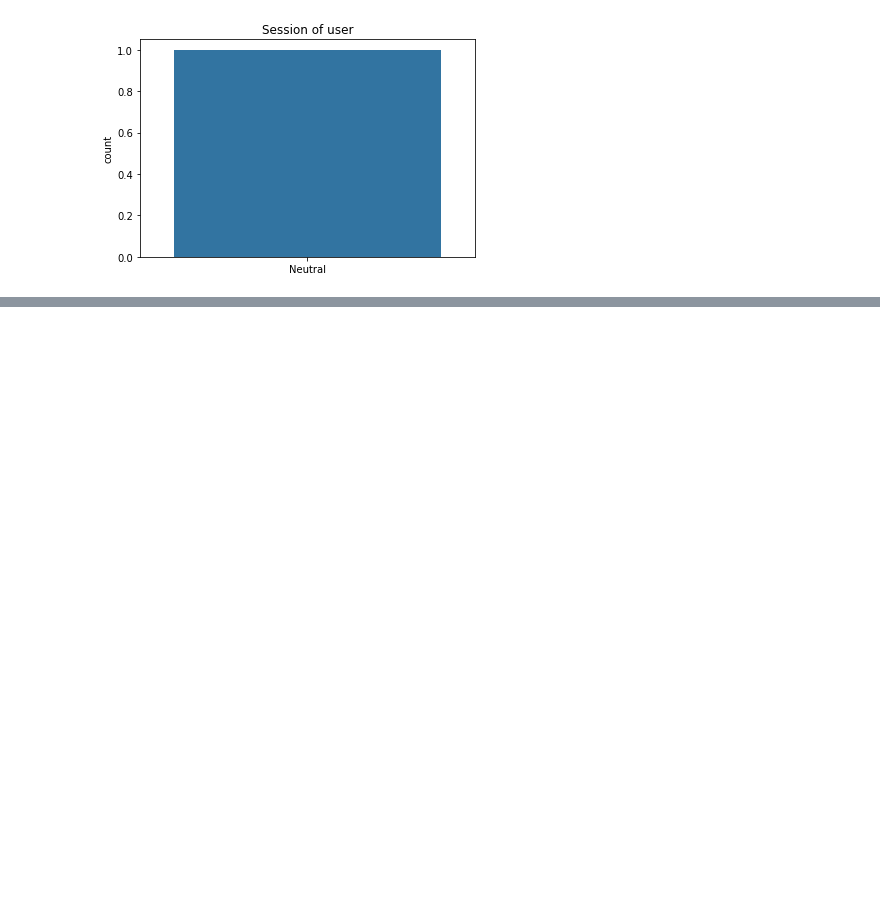
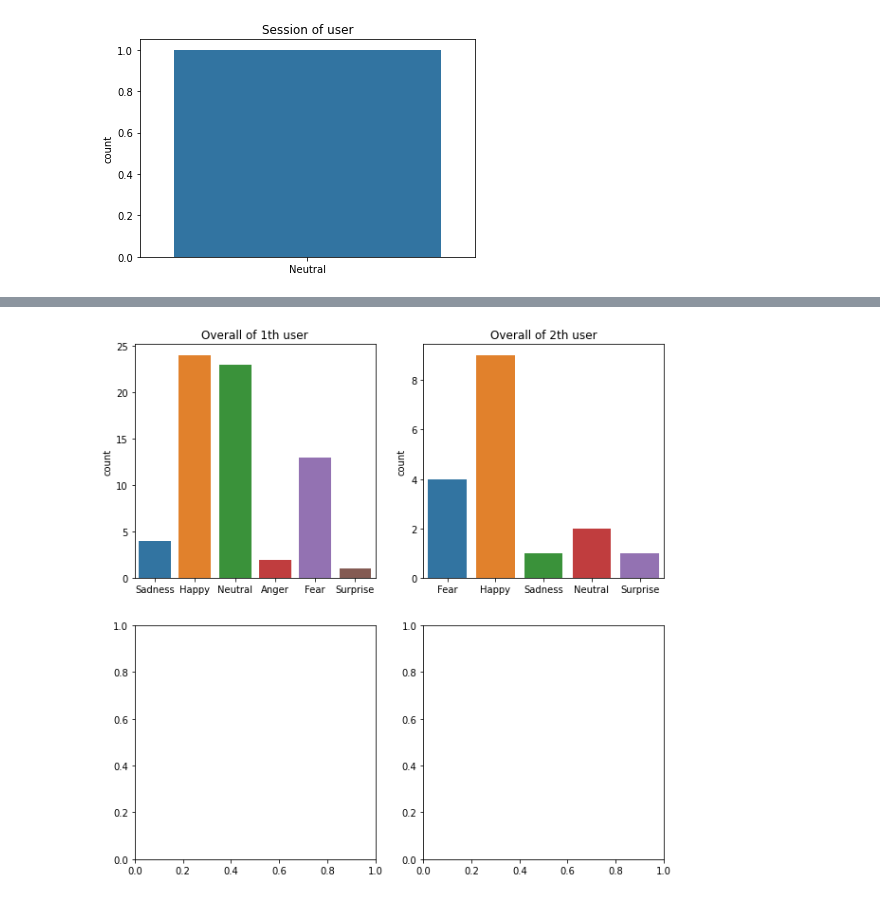
Before and after one commit to EmoDetect-BI/Detector-Trainer, a Jupyter notebook: v1/Emotion Plotter.ipynb, the cells around one changed output, grey strips where cells are left out. Saved outputs shown, nothing was run; the diff lists cells and outputs as text; code cells hidden in the pictures; blank space fills up the shorter version.

```diff
--- a/v1/Emotion Plotter.ipynb
+++ b/v1/Emotion Plotter.ipynb
@@ -84,0 +165,4 @@ _= multiplotEmotionsByUser(sessions, 2, 2)
+# %%
+_= getPlotUserWise("org1", 2, 2)
+# %% [output]
+[figure, added]
```
Also changed, not shown: parts of 7 cells of this notebook, 1 other file.
